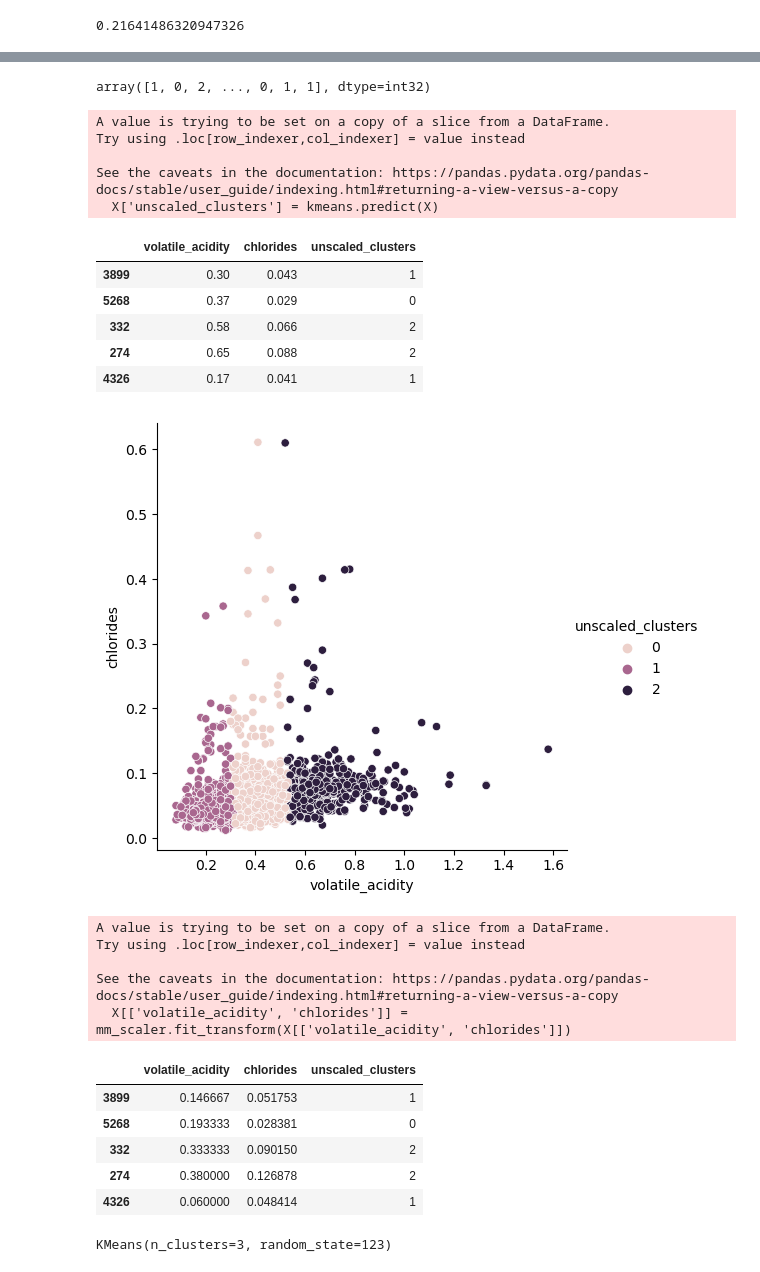
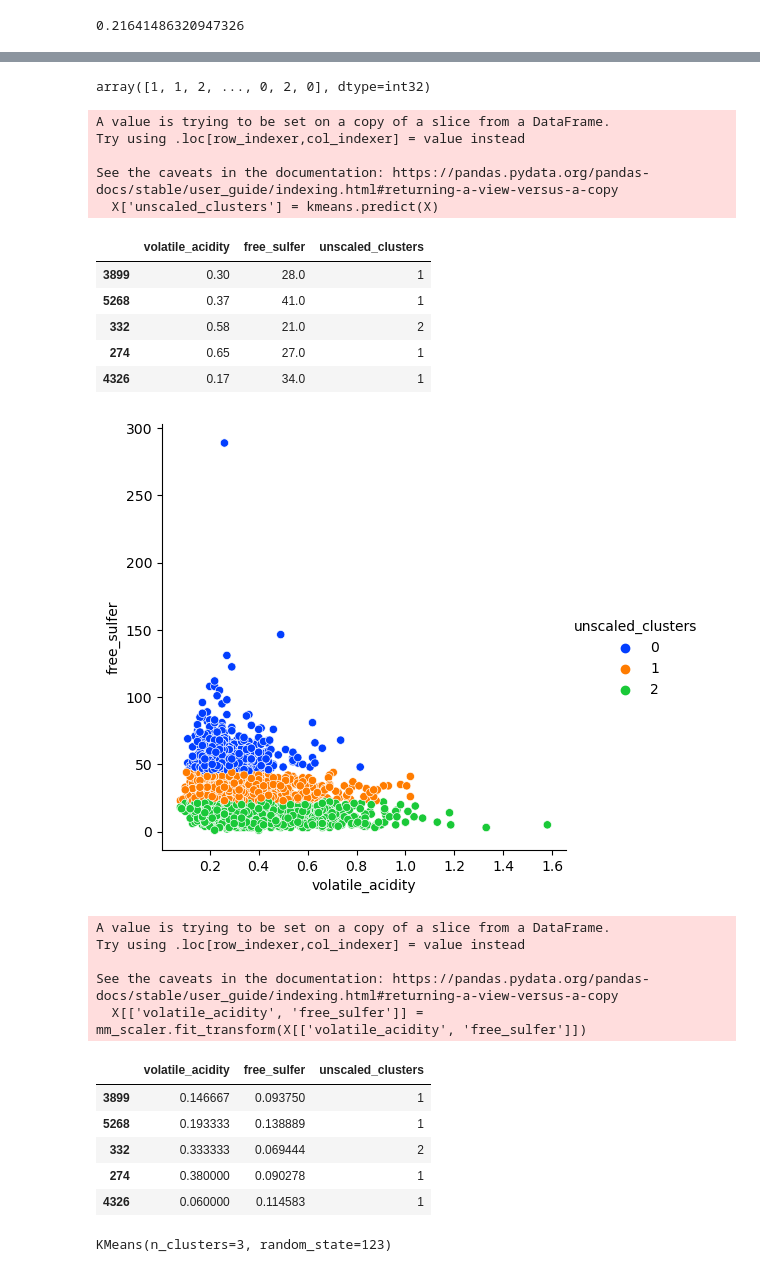
Before and after one commit to Fine-Wine/clustering-project-wine, a Jupyter notebook: test.ipynb, the cells around one changed output, grey strips where cells are left out. Drawn from its saved outputs; the diff is of its cells as text; code cells hidden in the pictures.

```diff
--- a/test.ipynb
+++ b/test.ipynb
@@ -153,5 +184,6 @@ dtype: int64
 # %%
-X = train[['volatile_acidity', 'chlorides']]
+X = train[['volatile_acidity', 'free_sulfer']]
+# setting variable for clusters
 # %%
 seed = 123
 
@@ -160,7 +192,8 @@ kmeans = KMeans(n_clusters=3, random_state=seed)
 kmeans.fit(X)
 
 kmeans.predict(X)
+# creating a kmeans and fitting it
 # %% [output]
-array([1, 0, 2, ..., 0, 1, 1], dtype=int32)
+array([1, 1, 2, ..., 0, 2, 0], dtype=int32)
 # %%
 train['cluster'] = kmeans.predict(X)
@@ -167,41 +201,44 @@ train['cluster'] = kmeans.predict(X)
 # %%
 X['unscaled_clusters'] = kmeans.predict(X)
 X.head()
+# adding predictions to dataframe
 # %% [output]
 A value is trying to be set on a copy of a slice from a DataFrame.
 Try using .loc[row_indexer,col_indexer] = value instead
 
 See the caveats in the documentation: https://pandas.pydata.org/pandas-docs/stable/user_guide/indexing.html#returning-a-view-versus-a-copy
   X['unscaled_clusters'] = kmeans.predict(X)
-|  | volatile_acidity | chlorides | unscaled_clusters |
-| 3899 | 0.30 | 0.043 | 1 |
-| 5268 | 0.37 | 0.029 | 0 |
-| 332 | 0.58 | 0.066 | 2 |
-| 274 | 0.65 | 0.088 | 2 |
-| 4326 | 0.17 | 0.041 | 1 |
+|  | volatile_acidity | free_sulfer | unscaled_clusters |
+| 3899 | 0.30 | 28.0 | 1 |
+| 5268 | 0.37 | 41.0 | 1 |
+| 332 | 0.58 | 21.0 | 2 |
+| 274 | 0.65 | 27.0 | 1 |
+| 4326 | 0.17 | 34.0 | 1 |
 # %%
-sns.relplot(data=X, x='volatile_acidity', y='chlorides', hue='unscaled_clusters')
+sns.relplot(data=X, x='volatile_acidity', y='free_sulfer', hue='unscaled_clusters', palette = 'bright')
 plt.show()
+# Visualization of unscaled clusters
 # %% [output]
-[figure, old version]
+[figure, new version]
 # %%
 mm_scaler = MinMaxScaler()
 
-X[['volatile_acidity', 'chlorides']] = mm_scaler.fit_transform(X[['volatile_acidity', 'chlorides']])
+X[['volatile_acidity', 'free_sulfer']] = mm_scaler.fit_transform(X[['volatile_acidity', 'free_sulfer']])
 
 X.head()
+# scaling and setting up data for reclustering
 # %% [output]
 A value is trying to be set on a copy of a slice from a DataFrame.
 Try using .loc[row_indexer,col_indexer] = value instead
 
 See the caveats in the documentation: https://pandas.pydata.org/pandas-docs/stable/user_guide/indexing.html#returning-a-view-versus-a-copy
-  X[['volatile_acidity', 'chlorides']] = mm_scaler.fit_transform(X[['volatile_acidity', 'chlorides']])
+  X[['volatile_acidity', 'free_sulfer']] = mm_scaler.fit_transform(X[['volatile_acidity', 'free_sulfer']])
-|  | volatile_acidity | chlorides | unscaled_clusters |
-| 3899 | 0.146667 | 0.051753 | 1 |
-| 5268 | 0.193333 | 0.028381 | 0 |
-| 332 | 0.333333 | 0.090150 | 2 |
-| 274 | 0.380000 | 0.126878 | 2 |
-| 4326 | 0.060000 | 0.048414 | 1 |
+|  | volatile_acidity | free_sulfer | unscaled_clusters |
+| 3899 | 0.146667 | 0.093750 | 1 |
+| 5268 | 0.193333 | 0.138889 | 1 |
+| 332 | 0.333333 | 0.069444 | 2 |
+| 274 | 0.380000 | 0.090278 | 1 |
+| 4326 | 0.060000 | 0.114583 | 1 |
 # %%
 kmeans_scale = KMeans(n_clusters=3, random_state=seed)
 
```
Also changed, not shown: parts of 28 cells of this notebook.
